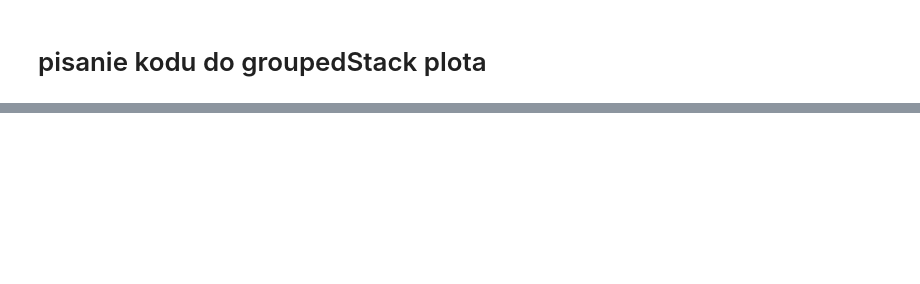
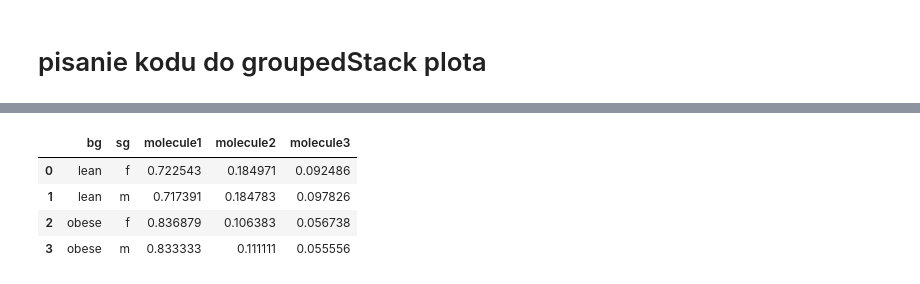
Before and after one commit to b-lukaszuk/my_py_utils, a Jupyter notebook: drawGroupedStackedPlot/test.ipynb, the cells around one changed output, grey strips where cells are left out. Cells and saved outputs as stored; diff of their text form; code cells hidden in the pictures; blank space fills up the shorter version.

```diff
--- a/drawGroupedStackedPlot/test.ipynb
+++ b/drawGroupedStackedPlot/test.ipynb
@@ -63 +53,10 @@ def dfToRowFract(df: pd.DataFrame,
     return result
+# %%
+x = dfToRowFract(df=df, cols_vals=["molecule1", "molecule2", "molecule3"], percentage=False)
+x
+# %% [output]
+|  | bg | sg | molecule1 | molecule2 | molecule3 |
+| 0 | lean | f | 0.722543 | 0.184971 | 0.092486 |
+| 1 | lean | m | 0.717391 | 0.184783 | 0.097826 |
+| 2 | obese | f | 0.836879 | 0.106383 | 0.056738 |
+| 3 | obese | m | 0.833333 | 0.111111 | 0.055556 |
```
Also changed, not shown: parts of 5 cells of this notebook.
